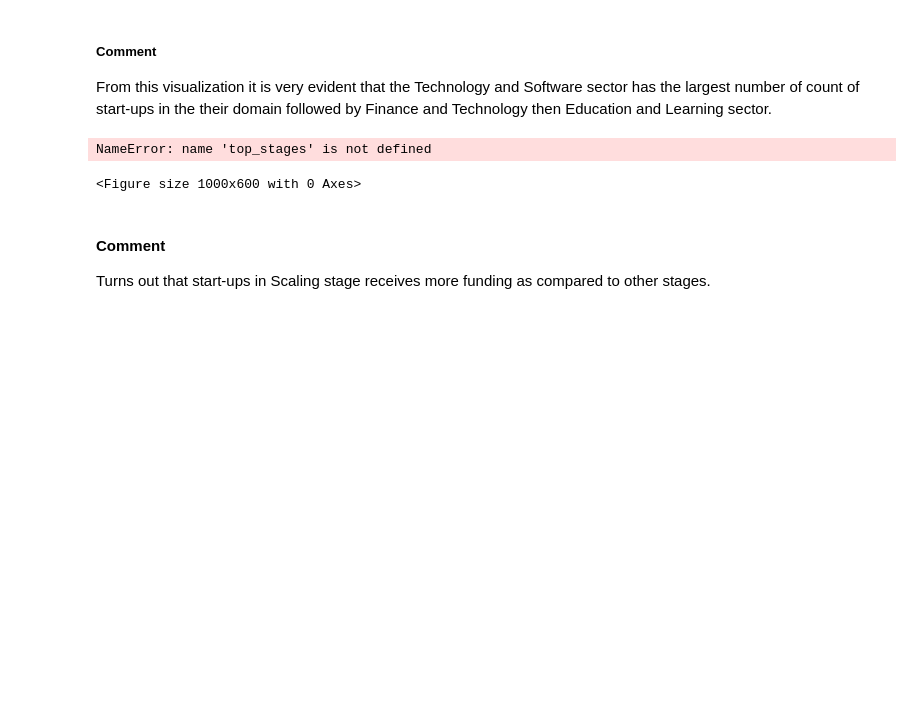
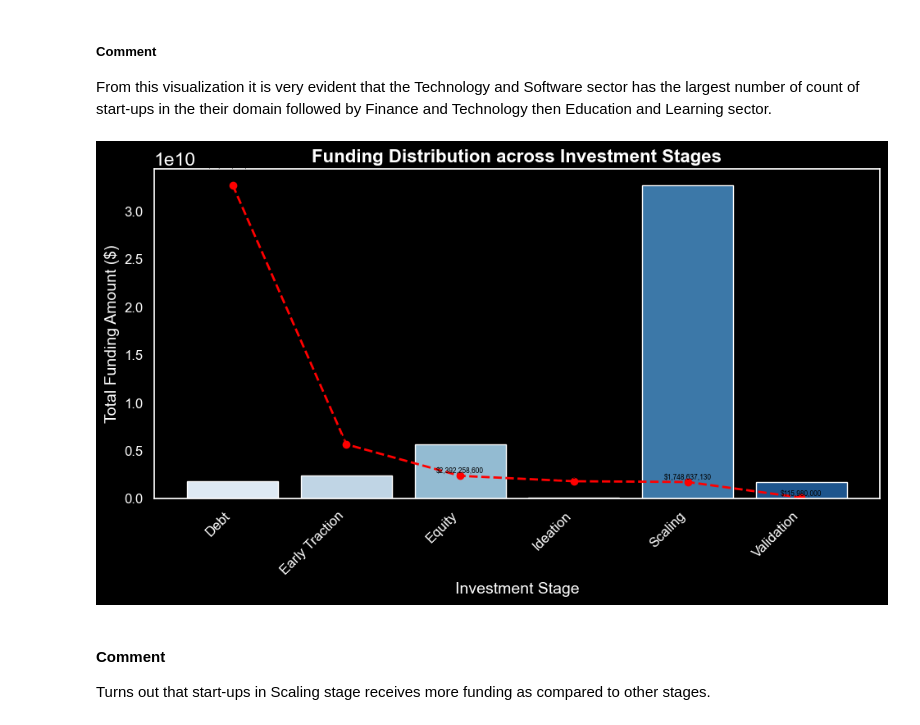
Before and after one commit to EfyaDufie2020/Indian-Start-Up-Ecosystem, a Jupyter notebook: Notebooks/indian start-up.ipynb, the cells around one changed output. Cells and saved outputs as stored; diff of their text form; code cells hidden in the pictures; blank space fills up the shorter version.

```diff
--- a/Notebooks/indian start-up.ipynb
+++ b/Notebooks/indian start-up.ipynb
@@ -2198,32 +2198,32 @@ plt.show()
 
 From this visualization it is very evident that the Technology and Software sector has the largest number of count of start-ups in the their domain followed by Finance and Technology then Education and Learning sector.
 # %%
-# Assuming df_combined is already loaded
+# Assuming df_combined is already loaded and 'Amount' column is numeric
 # Calculate the total funding amount for each stage
 stage_funding = df_combined.groupby('Stage')['Amount'].sum().sort_values(ascending=False)
 
+
 # Create a bar plot for the top 10 stages
 plt.figure(figsize=(10, 6))
-bars = sns.barplot(x=top_stages.index, y=top_stages.values, palette='Blues')
+bars = sns.barplot(x=stage_funding.index, y=stage_funding.values, palette='Blues')
 
 # Adding data labels to the bars
-for index, value in enumerate(top_stages.values):
+for index, value in enumerate(stage_funding.values):
     plt.text(index, value + (0.05 * value), f'${value:,.0f}', ha='center', va='bottom', fontsize=6, color='black')
 
 # Add a line from highest to lowest
-plt.plot(range(len(top_stages)), top_stages.values, color='red', marker='o', linestyle='dashed', linewidth=2, markersize=6)
+plt.plot(range(len(stage_funding)), stage_funding.values, color='red', marker='o', linestyle='dashed', linewidth=2, markersize=6)
 
 # Titles and labels
 plt.title('Funding Distribution across Investment Stages', fontsize=16, fontweight='bold')
 plt.xlabel('Investment Stage', fontsize=14)
 plt.ylabel('Total Funding Amount ($)', fontsize=14)
 plt.xticks(rotation=45, ha='right', fontsize=12)
 plt.yticks(fontsize=12)
 plt.tight_layout()
 plt.show()
 # %% [output]
-NameError: name 'top_stages' is not defined
-<Figure size 1000x600 with 0 Axes>
+[figure, added]
 # %% [markdown]
 #### Comment
 Turns out that start-ups in Scaling stage receives more funding as compared to other stages.
```
Also changed, not shown: parts of 2 cells of this notebook, 1 other file.
